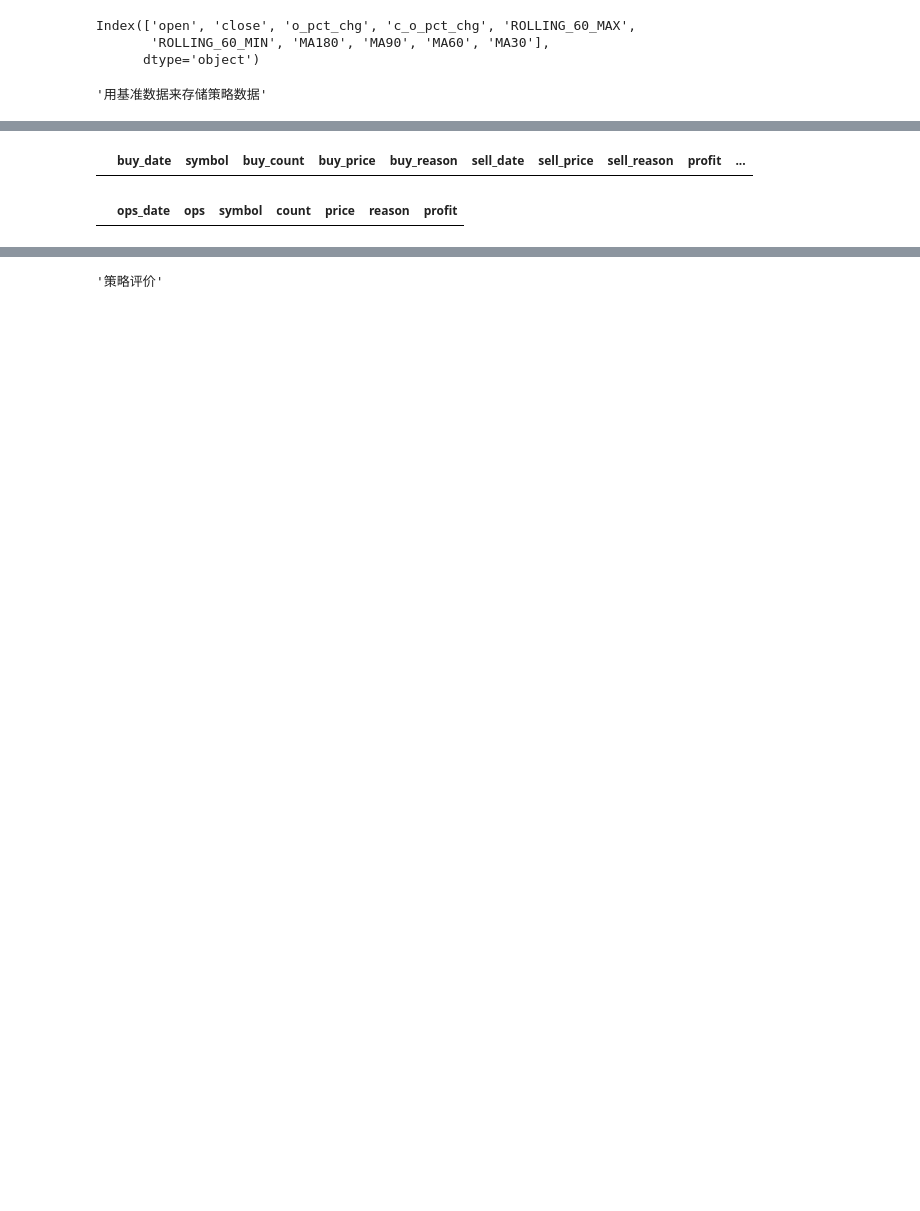
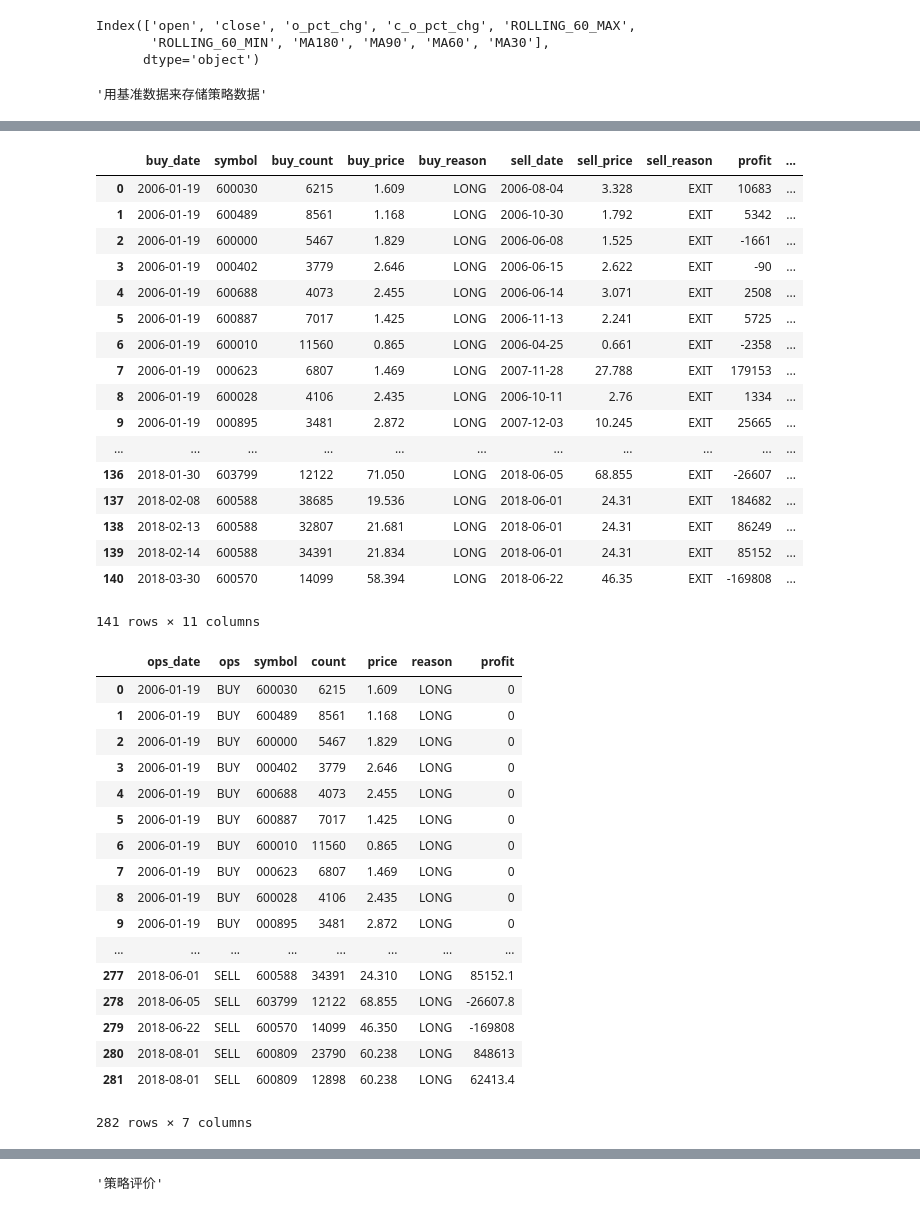
Before and after one commit to dxcv/ML4M, a Jupyter notebook: notebook/turtle_2system_common.ipynb, the cells around one changed output, grey strips where cells are left out. Drawn from its saved outputs; the diff is of its cells as text; code cells hidden in the pictures; blank space fills up the shorter version.

```diff
--- a/notebook/turtle_2system_common.ipynb
+++ b/notebook/turtle_2system_common.ipynb
@@ -104,17 +104,17 @@ start_date = '2005-01-01'
 # start_date = '2012-01-01'
 # start_date = '2013-01-01'
 # start_date = '2014-01-01'
-start_date = '2015-01-01'
+# start_date = '2015-01-01'
 # start_date = '2015-07-01'
 # start_date = '2016-01-01'
-start_date = '2017-01-01'
+# start_date = '2017-01-01'
 # start_date = '2018-01-01'
 # start_date = '2018-07-20'
 # end_date = '2016-01-01'
 end_date = '2018-08-01'
 # end_date = time.strftime('%Y-%m-%d')
 
-TURTLE_POS = 20
+TURTLE_POS = 10
 ### Turtle System One - Short
 TURTLE_SHORT_BUY_N = 20
 TURTLE_SHORT_SELL_N = 20
@@ -128,7 +128,7 @@ IS_TAX = False
 IS_SLIPPAGE = False
 IS_RANDOM_BUY = False
 IS_FILTER = False
-IS_MARKETUP = False
+IS_MARKETUP = True
 IS_BUYBENCHMARK = True
 IS_SHOWBUYLIST = True
 START_MONEY = 100000
@@ -385,9 +386,9 @@ for today in pd.period_range(start=start_date, end=end_date, freq='D'):
     for symbol in TARGET:
         # 趋势交易，只在好行情时买入
         if IS_MARKETUP:
-#             if benchmark_today_market.MA60 < benchmark_today_market.MA180:
-            if benchmark_today_market.MA90 < benchmark_today_market.MA180:
-#             if benchmark_yesterday_market.MA60 < benchmark_yesterday_market.MA180:
+            if benchmark_today_market.MA60 < benchmark_today_market.MA180:
+#             if benchmark_today_market.MA90 < benchmark_today_market.MA180:
+#             if benchmark_today_market.MA90 < benchmark_today_market.MA250 and benchmark_today_market.MA180 < benchmark_today_market.MA250:
                 break
 
         # 是否购买基准
@@ -411,7 +412,7 @@ for today in pd.period_range(start=start_date, end=end_date, freq='D'):
         # 指数就不要过滤器了
         if True:
 #             if today_market.open >= today_market['ROLLING_%d_MAX' % TURTLE_LONG_BUY_N]:
-            if today_market.MA90 > today_market.MA180:
+            if today_market.MA90 >= today_market.MA180:
 #             if today_market.MA30 > today_market.MA60:
                 is_buy = True
                 buy_reason = 'LONG'
@@ -548,4 +549,7 @@ print('PROPERTY', PROPERTY)
 s_p = stock_df_dict[BENCHMARK][start_date:].iloc[0].open
 e_p = stock_df_dict[BENCHMARK][:end_date].iloc[-1].open
 print('BENCHMARK', s_p, e_p, e_p / s_p)
+
+# show_df['PROPERTY_TT'] = show_df['PROPERTY_TURTLE']
+show_df['PROPERTY_MA'] = show_df['PROPERTY_TURTLE']
 # %% [output]
@@ -561,18 +573,53 @@ Wall time: 1min 35s
 # %%
 symbol = BENCHMARK
-# symbol = '600109'
+symbol = '600703'
 
 df = order_df.copy()
 df = df.astype(dtype={'cash': 'int', 'profit': 'int'})
-df[df.symbol == symbol]
+df
+# df[df.symbol == symbol]
 
 df = ops_df.copy()
-# df
-df[df.symbol == symbol]
+df
+# df[df.symbol == symbol]
 # df[(df.ops_date > pd.to_datetime('2015-01-01').to_period(freq='D')) & (df.ops_date < pd.to_datetime('2016-01-01').to_period(freq='D'))]
 # %% [output]
 |  | buy_date | symbol | buy_count | buy_price | buy_reason | sell_date | sell_price | sell_reason | profit | ... |
+| 0 | 2006-01-19 | 600030 | 6215 | 1.609 | LONG | 2006-08-04 | 3.328 | EXIT | 10683 | ... |
+| 1 | 2006-01-19 | 600489 | 8561 | 1.168 | LONG | 2006-10-30 | 1.792 | EXIT | 5342 | ... |
+| 2 | 2006-01-19 | 600000 | 5467 | 1.829 | LONG | 2006-06-08 | 1.525 | EXIT | -1661 | ... |
+| 3 | 2006-01-19 | 000402 | 3779 | 2.646 | LONG | 2006-06-15 | 2.622 | EXIT | -90 | ... |
+| 4 | 2006-01-19 | 600688 | 4073 | 2.455 | LONG | 2006-06-14 | 3.071 | EXIT | 2508 | ... |
+| 5 | 2006-01-19 | 600887 | 7017 | 1.425 | LONG | 2006-11-13 | 2.241 | EXIT | 5725 | ... |
+| 6 | 2006-01-19 | 600010 | 11560 | 0.865 | LONG | 2006-04-25 | 0.661 | EXIT | -2358 | ... |
+| 7 | 2006-01-19 | 000623 | 6807 | 1.469 | LONG | 2007-11-28 | 27.788 | EXIT | 179153 | ... |
+| 8 | 2006-01-19 | 600028 | 4106 | 2.435 | LONG | 2006-10-11 | 2.76 | EXIT | 1334 | ... |
+| 9 | 2006-01-19 | 000895 | 3481 | 2.872 | LONG | 2007-12-03 | 10.245 | EXIT | 25665 | ... |
+| ... | ... | ... | ... | ... | ... | ... | ... | ... | ... | ... |
+| 136 | 2018-01-30 | 603799 | 12122 | 71.050 | LONG | 2018-06-05 | 68.855 | EXIT | -26607 | ... |
+| 137 | 2018-02-08 | 600588 | 38685 | 19.536 | LONG | 2018-06-01 | 24.31 | EXIT | 184682 | ... |
+| 138 | 2018-02-13 | 600588 | 32807 | 21.681 | LONG | 2018-06-01 | 24.31 | EXIT | 86249 | ... |
+| 139 | 2018-02-14 | 600588 | 34391 | 21.834 | LONG | 2018-06-01 | 24.31 | EXIT | 85152 | ... |
+| 140 | 2018-03-30 | 600570 | 14099 | 58.394 | LONG | 2018-06-22 | 46.35 | EXIT | -169808 | ... |
+141 rows × 11 columns
 |  | ops_date | ops | symbol | count | price | reason | profit |
+| 0 | 2006-01-19 | BUY | 600030 | 6215 | 1.609 | LONG | 0 |
+| 1 | 2006-01-19 | BUY | 600489 | 8561 | 1.168 | LONG | 0 |
+| 2 | 2006-01-19 | BUY | 600000 | 5467 | 1.829 | LONG | 0 |
+| 3 | 2006-01-19 | BUY | 000402 | 3779 | 2.646 | LONG | 0 |
+| 4 | 2006-01-19 | BUY | 600688 | 4073 | 2.455 | LONG | 0 |
+| 5 | 2006-01-19 | BUY | 600887 | 7017 | 1.425 | LONG | 0 |
+| 6 | 2006-01-19 | BUY | 600010 | 11560 | 0.865 | LONG | 0 |
+| 7 | 2006-01-19 | BUY | 000623 | 6807 | 1.469 | LONG | 0 |
+| 8 | 2006-01-19 | BUY | 600028 | 4106 | 2.435 | LONG | 0 |
+| 9 | 2006-01-19 | BUY | 000895 | 3481 | 2.872 | LONG | 0 |
+| ... | ... | ... | ... | ... | ... | ... | ... |
+| 277 | 2018-06-01 | SELL | 600588 | 34391 | 24.310 | LONG | 85152.1 |
+| 278 | 2018-06-05 | SELL | 603799 | 12122 | 68.855 | LONG | -26607.8 |
+| 279 | 2018-06-22 | SELL | 600570 | 14099 | 46.350 | LONG | -169808 |
+| 280 | 2018-08-01 | SELL | 600809 | 23790 | 60.238 | LONG | 848613 |
+| 281 | 2018-08-01 | SELL | 600809 | 12898 | 60.238 | LONG | 62413.4 |
+282 rows × 7 columns
 # %%
 # %matplotlib inline
 
```
Also changed, not shown: parts of 7 cells of this notebook, 3 other files.
